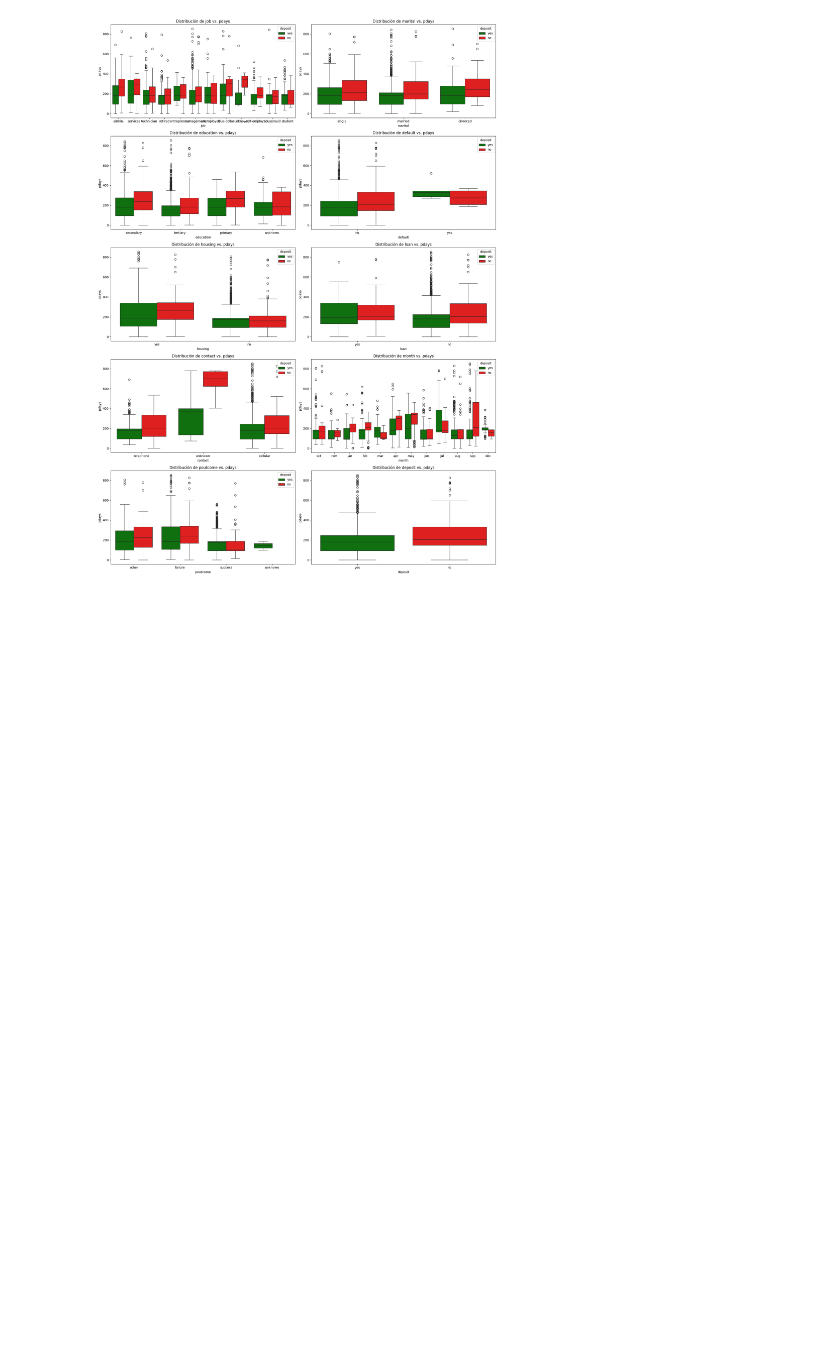
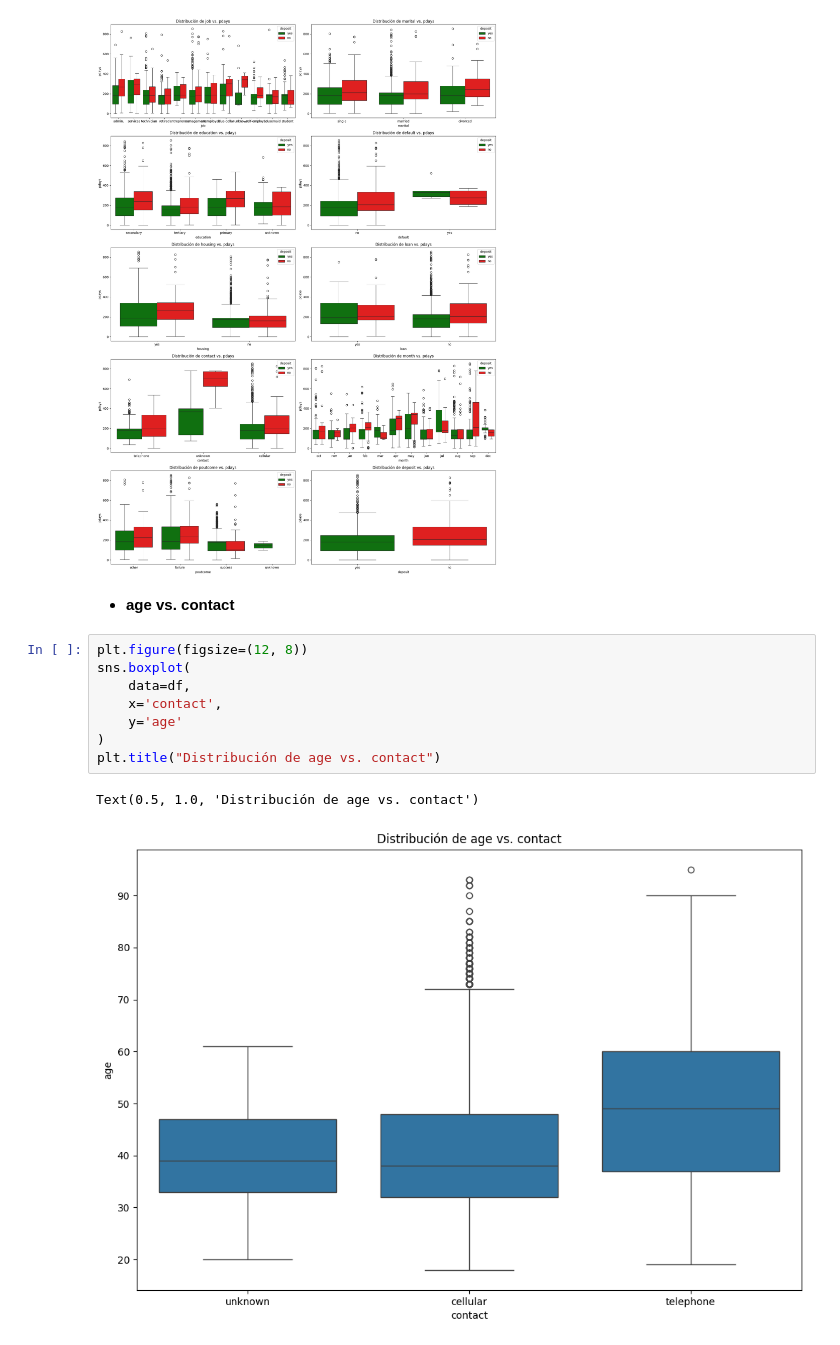
Before and after one commit to aleLobo31/UC3M_ML_P1_G26, a Jupyter notebook: notebooks/eda.ipynb, the cells around one changed output. Saved outputs shown, nothing was run; the diff lists cells and outputs as text; blank space fills up the shorter version.

```diff
--- a/notebooks/eda.ipynb
+++ b/notebooks/eda.ipynb
@@ -478,3 +478,16 @@ for i, cat in enumerate(categorical_cols):
 plt.tight_layout()
 # %% [output]
 [figure]
+# %% [markdown]
++ **age vs. contact**
+# %%
+plt.figure(figsize=(12, 8))
+sns.boxplot(
+    data=df,
+    x='contact',
+    y='age'
+)
+plt.title("Distribución de age vs. contact")
+# %% [output]
+Text(0.5, 1.0, 'Distribución de age vs. contact')
+[figure, added]
```
Also changed, not shown: 1 other file.
